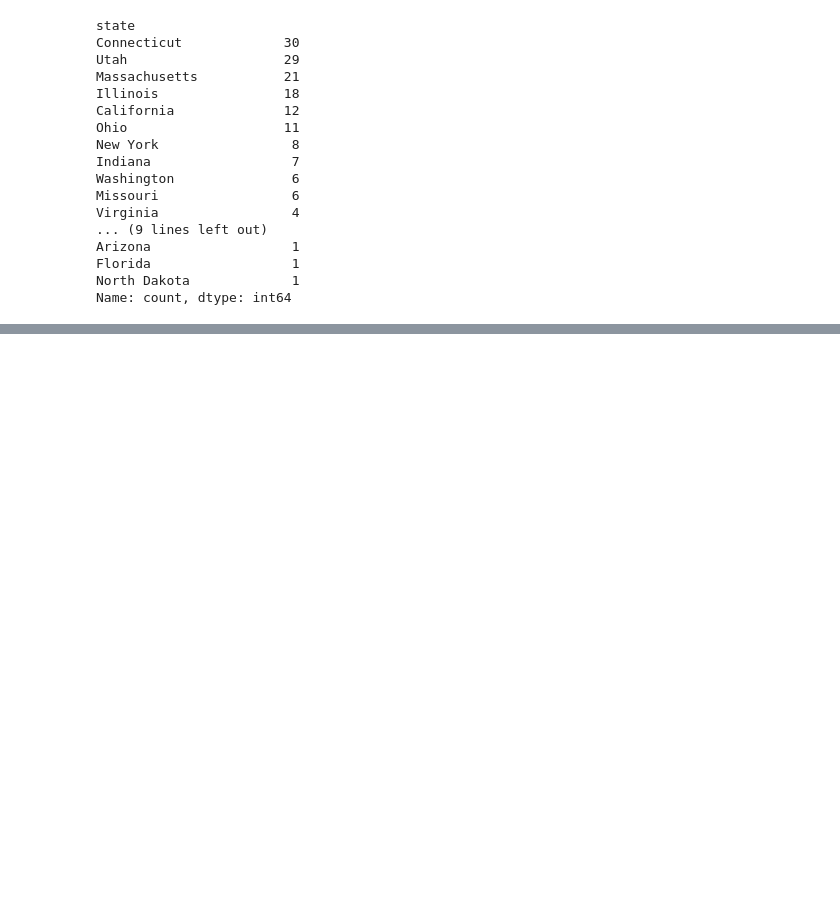
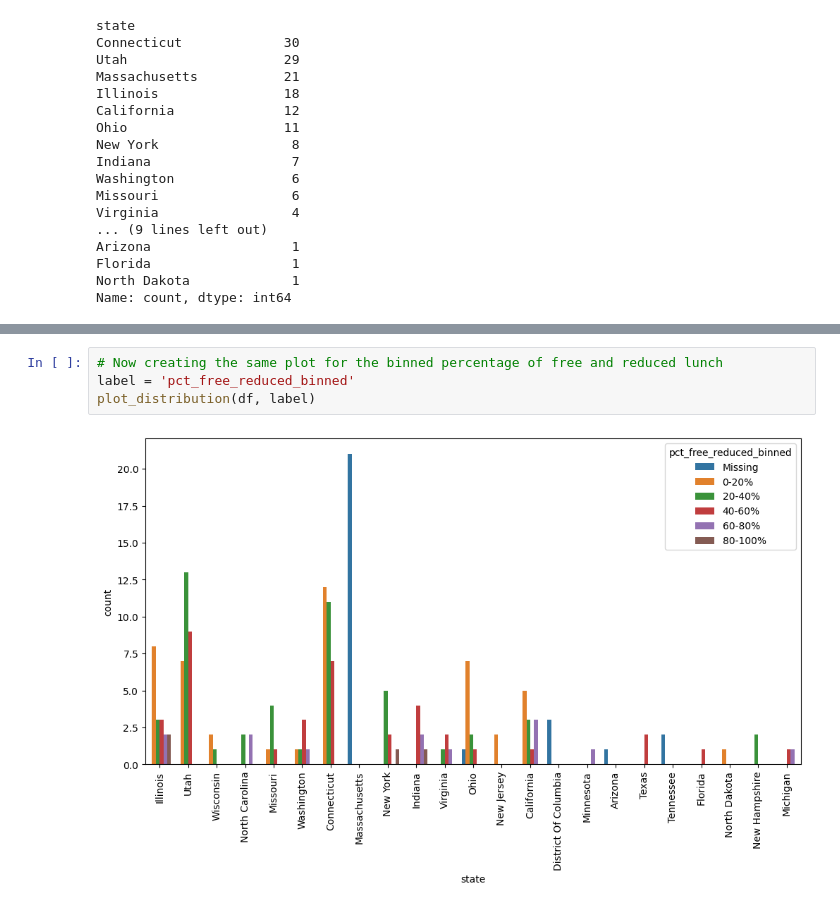
Before and after one commit to eshanprashar/covid_edtech_usage, a Jupyter notebook: code/02_01_engagement_data_districts.ipynb, the cells around one changed output, grey strips where cells are left out. Saved outputs shown, nothing was run; the diff lists cells and outputs as text; blank space fills up the shorter version.

```diff
--- a/code/02_01_engagement_data_districts.ipynb
+++ b/code/02_01_engagement_data_districts.ipynb
@@ -221,0 +254,6 @@ districts_info
+# %%
+# Now creating the same plot for the binned percentage of free and reduced lunch
+label = 'pct_free_reduced_binned'
+plot_distribution(df, label)
+# %% [output]
+[figure, added]
```
Also changed, not shown: parts of 11 cells of this notebook, 1 other file.
